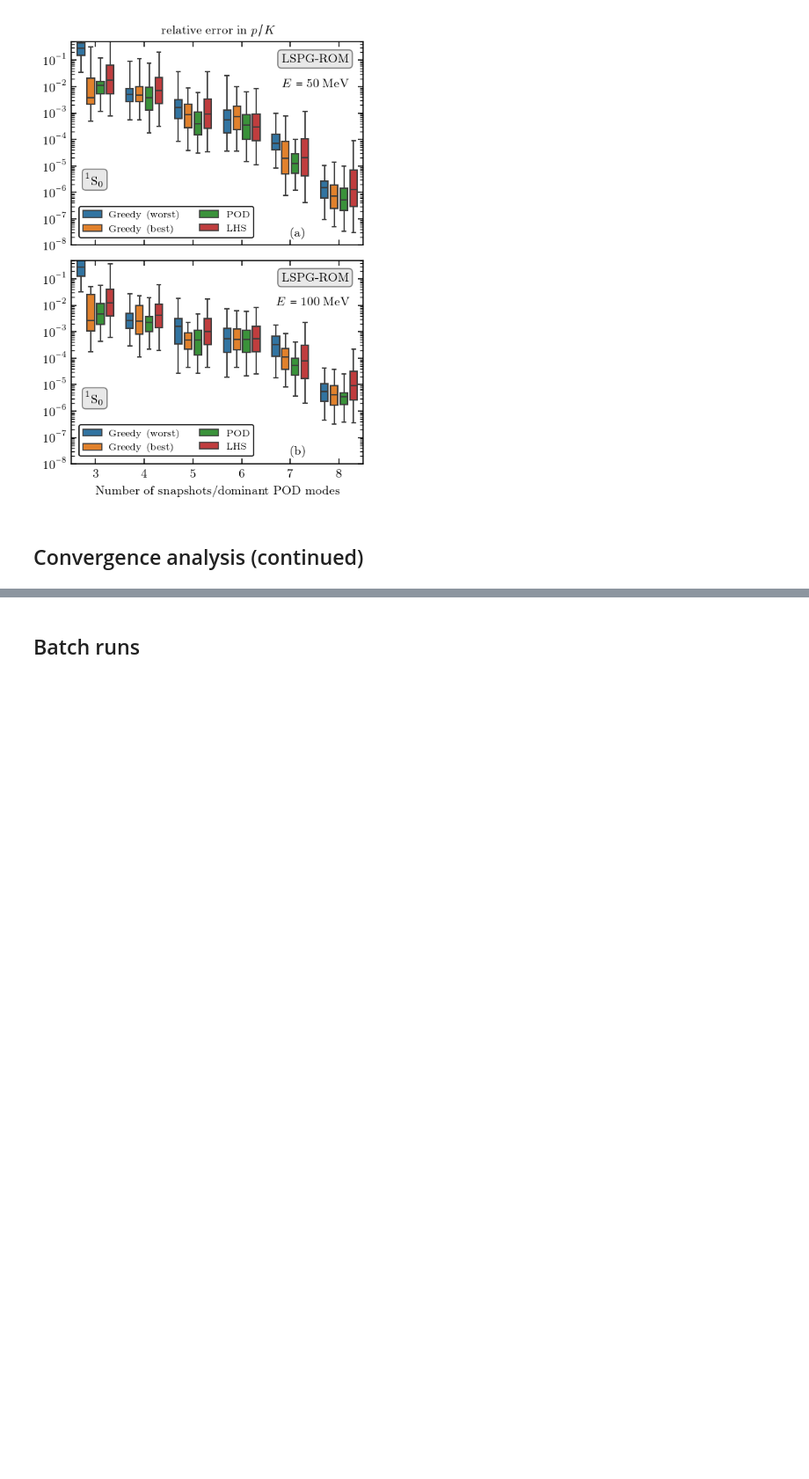
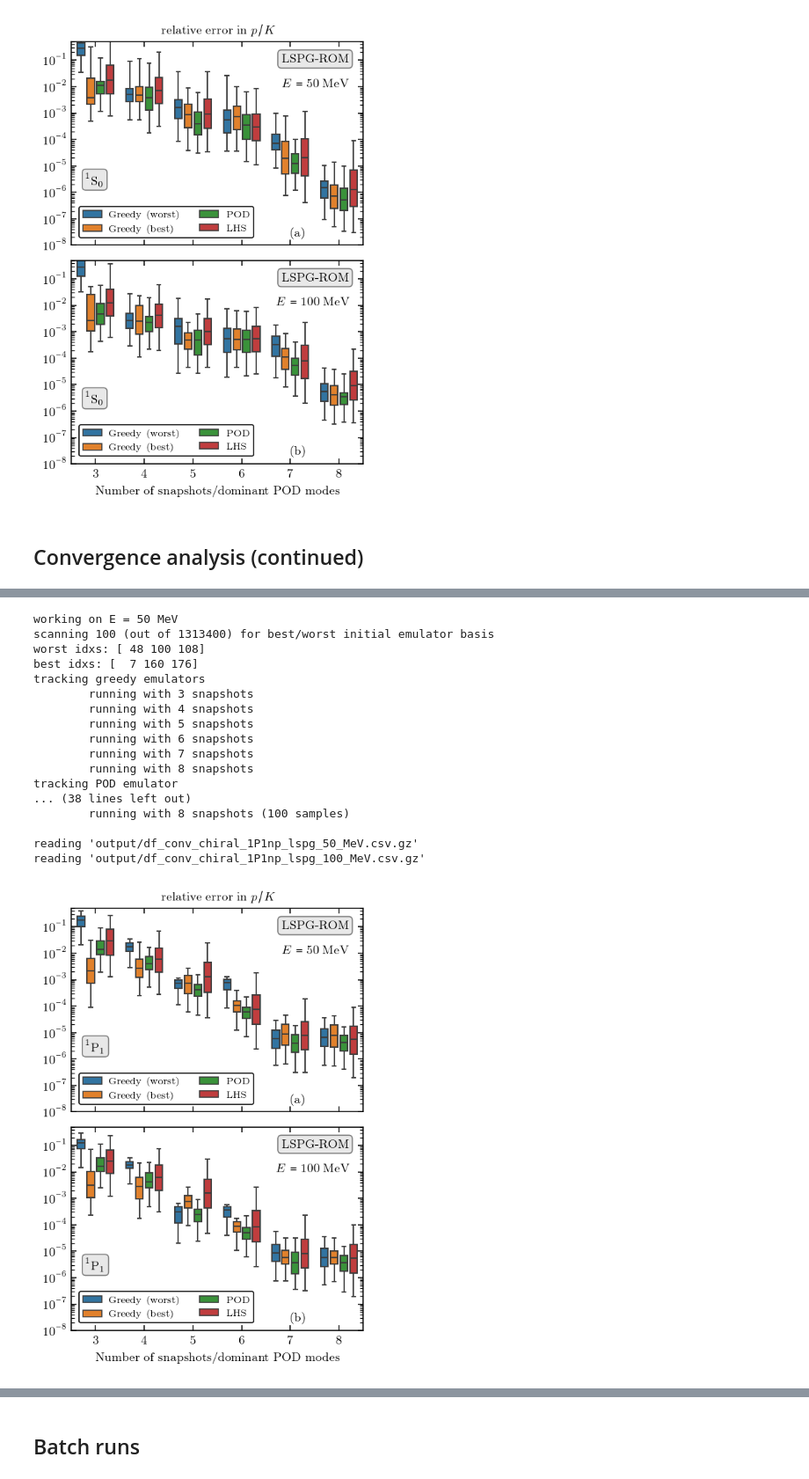
Before and after one commit to buqeye/cs_greedy_emulator, a Jupyter notebook: chiral.ipynb, the cells around one changed output, grey strips where cells are left out. Shown: that part at 88% size. Saved outputs shown, nothing was run; the diff lists cells and outputs as text; code cells hidden in the pictures; blank space fills up the shorter version.

Commit message:
adds chiral jupyter notebook after full run

```diff
--- a/chiral.ipynb
+++ b/chiral.ipynb
@@ -255,7 +255,7 @@ import seaborn as sns
 import pandas as pd
 from os.path import isfile
 
-use_prestored = True
+use_prestored = False
 E_MeV_arr = (50, 100)
 emulator_type = "grom"
 
@@ -267,6 +267,7 @@ for E_MeV in E_MeV_arr:
         print(f"\tusing '{output_file}'")
         continue
     res = convergenceAnalysis(param_samples, E_MeV=E_MeV,
+                              channel_lbl=channel.spectNotation,
                               potential_lbl="chiral",
                               emulator_type=emulator_type,
                               seed=123456, take_all=False)
@@ -307,7 +308,7 @@ import seaborn as sns
 import pandas as pd
 from os.path import isfile
 
-use_prestored = True
+use_prestored = False
 E_MeV_arr = (50, 100)
 emulator_type = "lspg"
 
@@ -320,6 +321,7 @@ for E_MeV in E_MeV_arr:
         continue
     res = convergenceAnalysis(param_samples, E_MeV=E_MeV,
                               potential_lbl="chiral",
+                              channel_lbl=channel.spectNotation,
                               emulator_type=emulator_type,
                               seed=123456, take_all=False)
     df = res.track_greedy_emulators(df_out=df)
@@ -375,7 +377,7 @@ import seaborn as sns
 import pandas as pd
 from os.path import isfile
 
-use_prestored = True
+use_prestored = False
 E_MeV_arr = (50, 100)
 emulator_type = "grom"
 
@@ -388,6 +390,7 @@ for E_MeV in E_MeV_arr:
         continue
     res = convergenceAnalysis(param_samples, E_MeV=E_MeV,
                               potential_lbl="chiral",
+                              channel_lbl=channel.spectNotation,
                               emulator_type=emulator_type,
                               seed=123456, take_all=False)
     df = res.track_greedy_emulators(df_out=df)
@@ -427,7 +430,7 @@ import seaborn as sns
 import pandas as pd
 from os.path import isfile
 
-use_prestored = True
+use_prestored = False
 E_MeV_arr = (50, 100)
 emulator_type = "lspg"
 
@@ -440,6 +443,7 @@ for E_MeV in E_MeV_arr:
         continue
     res = convergenceAnalysis(param_samples, E_MeV=E_MeV,
                               potential_lbl="chiral",
+                              channel_lbl=channel.spectNotation,
                               emulator_type=emulator_type,
                               seed=123456, take_all=False)
     df = res.track_greedy_emulators(df_out=df)
@@ -476,6 +480,6 @@ reading 'output/df_conv_chiral_3P0np_lspg_100_MeV.csv.gz'
 # %%
 from constants import hbarc, cm
-channel = Channel(as_str="3P0np")
+channel = Channel(as_str="1P1np")
 potentialArgs = {"label": "chiral", "potId": 213}
 potential = Potential(channel, **potentialArgs)
 seed = 124294784
@@ -489,31 +493,51 @@ param_samples = {
 }
 
 from figures import convergenceAnalysis, convergenceFig
 import seaborn as sns
 import pandas as pd
 from os.path import isfile
 
-use_prestored = True
+use_prestored = False
 E_MeV_arr = (50, 100)
 emulator_type = "lspg"
 
 for E_MeV in E_MeV_arr:
     df = pd.DataFrame()
     print(f"working on E = {E_MeV} MeV")
     output_file = f"output/df_conv_chiral_{channel.spectNotation}_{emulator_type}_{E_MeV}_MeV.csv.gz"
     if use_prestored and isfile(output_file):
         print(f"\tusing '{output_file}'")
         continue
     res = convergenceAnalysis(param_samples, E_MeV=E_MeV,
                               potential_lbl="chiral",
+                              channel_lbl=channel.spectNotation,
                               emulator_type=emulator_type,
                               seed=123456, take_all=False)
     df = res.track_greedy_emulators(df_out=df)
     df = res.track_POD_emulator(df_out=df)
     df = res.track_LHS_emulator(df_out=df)
     df.to_csv(output_file, index=False)
     print("")
 
 emulator_type = "lspg"
 convergenceFig(E_MeV_arr, emulator_type,
                potential_lbl="chiral", channel=channel)
+# %% [output]
+working on E = 50 MeV
+scanning 100 (out of 1313400) for best/worst initial emulator basis
+worst idxs: [ 48 100 108]
+best idxs: [  7 160 176]
+tracking greedy emulators
+        running with 3 snapshots
+        running with 4 snapshots
+        running with 5 snapshots
+        running with 6 snapshots
+        running with 7 snapshots
+        running with 8 snapshots
+tracking POD emulator
+... (38 lines left out)
+        running with 8 snapshots (100 samples)
+
+reading 'output/df_conv_chiral_1P1np_lspg_50_MeV.csv.gz'
+reading 'output/df_conv_chiral_1P1np_lspg_100_MeV.csv.gz'
+[figure, added]
```
Also changed, not shown: parts of 6 cells of this notebook.
